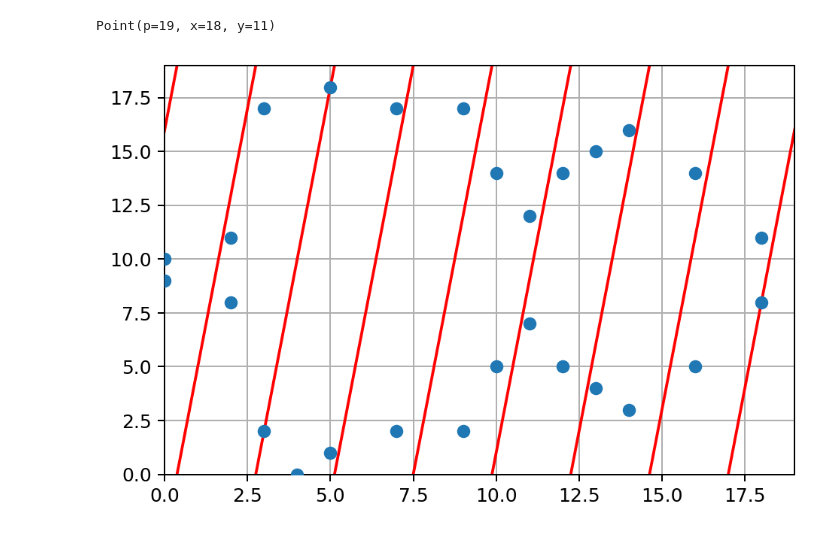
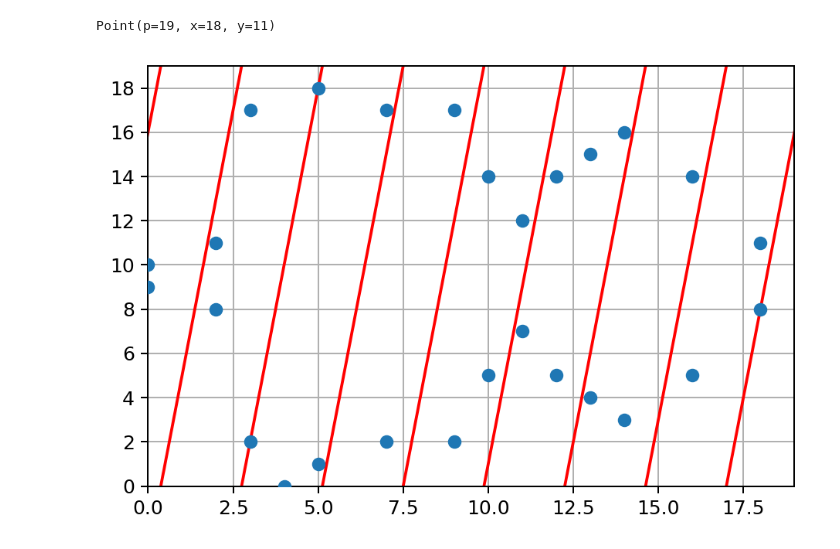
Before and after one commit to fangpenlin/elliptic-curve-explained, a Jupyter notebook: elliptic-curve-on-finite-field.ipynb, the cells around one changed output. Saved outputs shown, nothing was run; the diff lists cells and outputs as text; code cells hidden in the pictures.

Commit message:
Integer gird

```diff
--- a/elliptic-curve-on-finite-field.ipynb
+++ b/elliptic-curve-on-finite-field.ipynb
@@ -125,26 +125,30 @@ Point(p=19, x=18, y=11)
 # %%
 def touch_edge_line(p0, p1):
     dx = p1.x - p0.x
     dy = p1.y - p0.y
     slope = dy / dx
     left_offset_x = -(P - p0.y) / slope
     right_offset_x = -p1.y / slope
     return (
         (p0.x - left_offset_x, P),
         (p1.x + right_offset_x, 0),
     )
 
+
 fig, ax = plt.subplots()
+
+from matplotlib.ticker import MaxNLocator
+ax.yaxis.set_major_locator(MaxNLocator(integer=True))
 
 plot_curve(P, A, B, ax)
 
 tp0, tp1 = touch_edge_line(p0, p1)
 width = abs(tp1[0] - tp0[0])
 left_to_right = True
 
 for i in range(-2, 7):
     ax.add_line(mlines.Line2D([tp0[0] + width * i, tp1[0] + width * i], [P, 0], color='r', zorder=1))
 
 plt.show()
 # %% [output]
-[figure, old version]
+[figure, new version]
```
